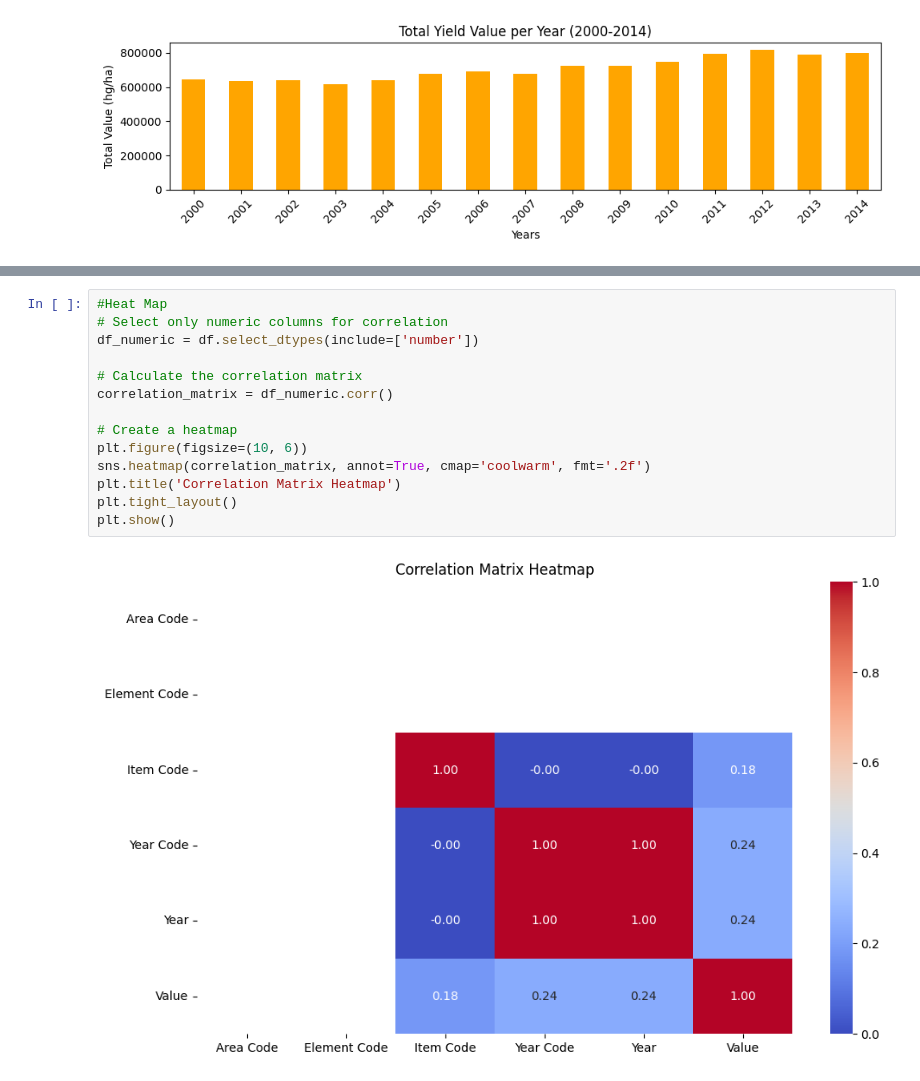
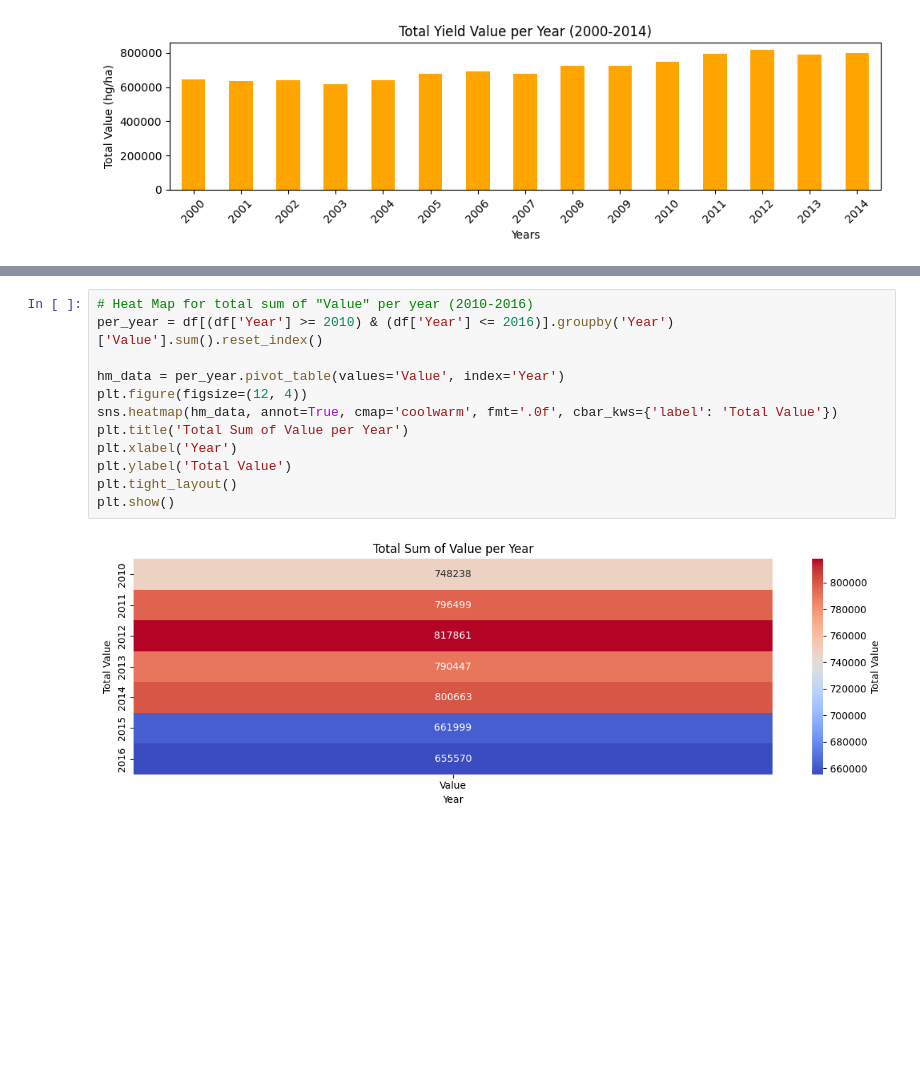
Before and after one commit to YashD15/DSPS-Lab, a Jupyter notebook: exp2.ipynb, the cells around one changed output, grey strips where cells are left out. Drawn from its saved outputs; the diff is of its cells as text; blank space fills up the shorter version.

```diff
--- a/exp2.ipynb
+++ b/exp2.ipynb
@@ -91,16 +126,14 @@ plt.show()
 # %%
-#Heat Map
-# Select only numeric columns for correlation
-df_numeric = df.select_dtypes(include=['number'])
+# Heat Map for total sum of "Value" per year (2010-2016)
+per_year = df[(df['Year'] >= 2010) & (df['Year'] <= 2016)].groupby('Year')['Value'].sum().reset_index()
 
-# Calculate the correlation matrix
-correlation_matrix = df_numeric.corr()
-
-# Create a heatmap
-plt.figure(figsize=(10, 6))
-sns.heatmap(correlation_matrix, annot=True, cmap='coolwarm', fmt='.2f')
-plt.title('Correlation Matrix Heatmap')
+hm_data = per_year.pivot_table(values='Value', index='Year')
+plt.figure(figsize=(12, 4))
+sns.heatmap(hm_data, annot=True, cmap='coolwarm', fmt='.0f', cbar_kws={'label': 'Total Value'})
+plt.title('Total Sum of Value per Year')
+plt.xlabel('Year')
+plt.ylabel('Total Value')
 plt.tight_layout()
 plt.show()
 # %% [output]
-[figure, old version]
+[figure, new version]
```
Also changed, not shown: parts of 12 cells of this notebook.
